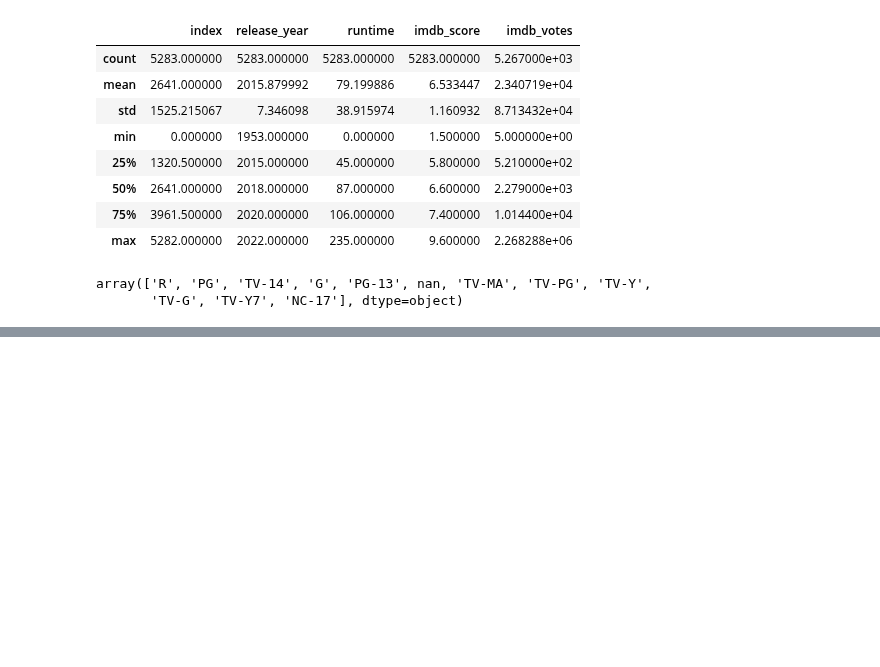
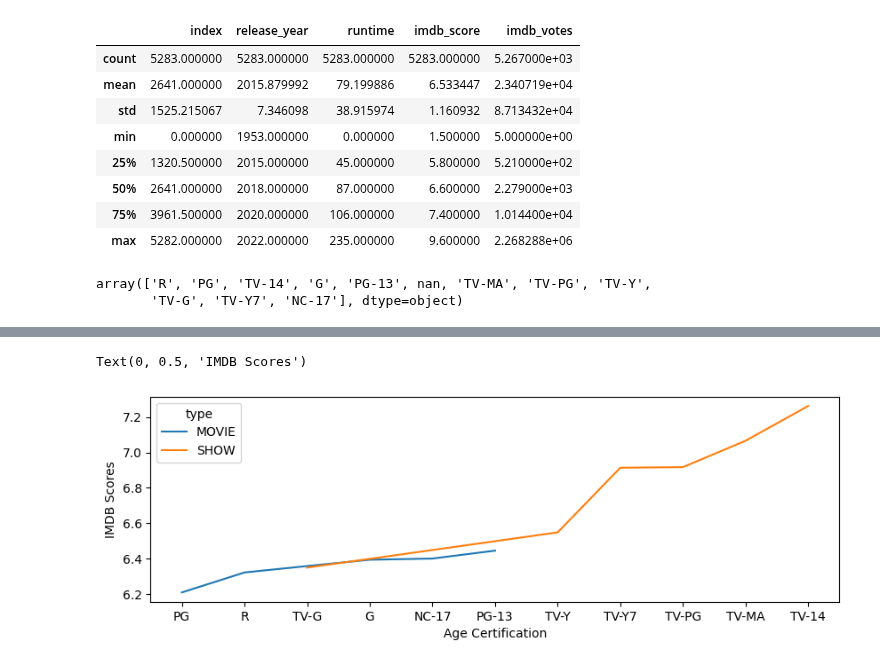
Before and after one commit to bnur-yildirim/Hi-Kod-Data-Science-Bootcamp, a Jupyter notebook: netflix-analysis.ipynb, the cells around one changed output, grey strips where cells are left out. Saved outputs shown, nothing was run; the diff lists cells and outputs as text; code cells hidden in the pictures; blank space fills up the shorter version.

```diff
--- a/netflix-analysis.ipynb
+++ b/netflix-analysis.ipynb
@@ -77,0 +78,9 @@ memory usage: 454.1+ KB
+# %%
+cert_imdb_type = netflix.groupby(["age_certification","type"])[["imdb_score"]].mean().reset_index().sort_values(by="imdb_score")
+plt.figure(figsize=(10,3))
+sns.lineplot(x="age_certification", y="imdb_score", hue="type", data=cert_imdb_type)
+plt.xlabel("Age Certification")
+plt.ylabel("IMDB Scores")
+# %% [output]
+Text(0, 0.5, 'IMDB Scores')
+[figure, added]
```
Also changed, not shown: parts of 5 cells of this notebook.
